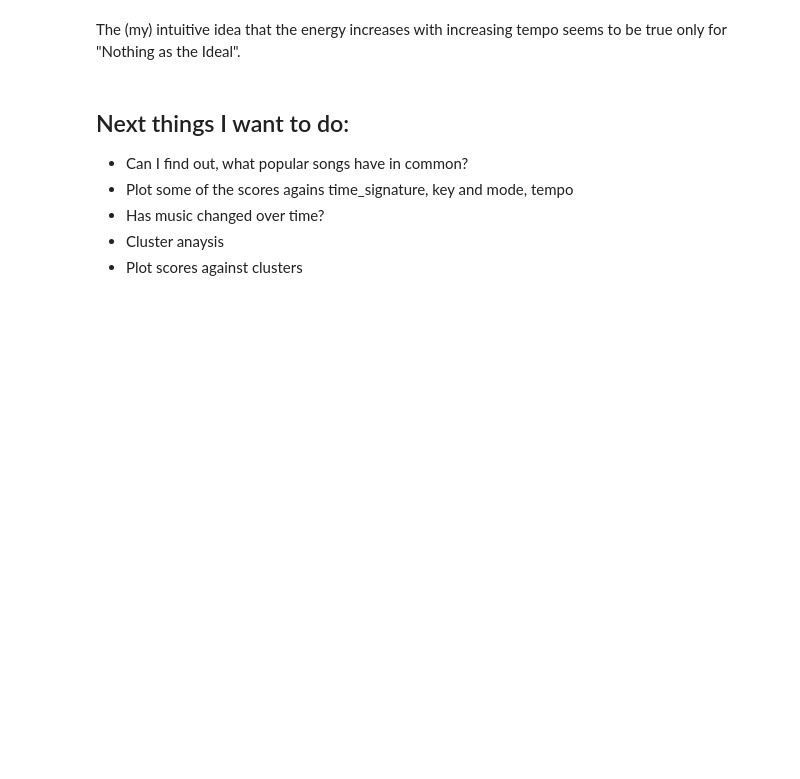
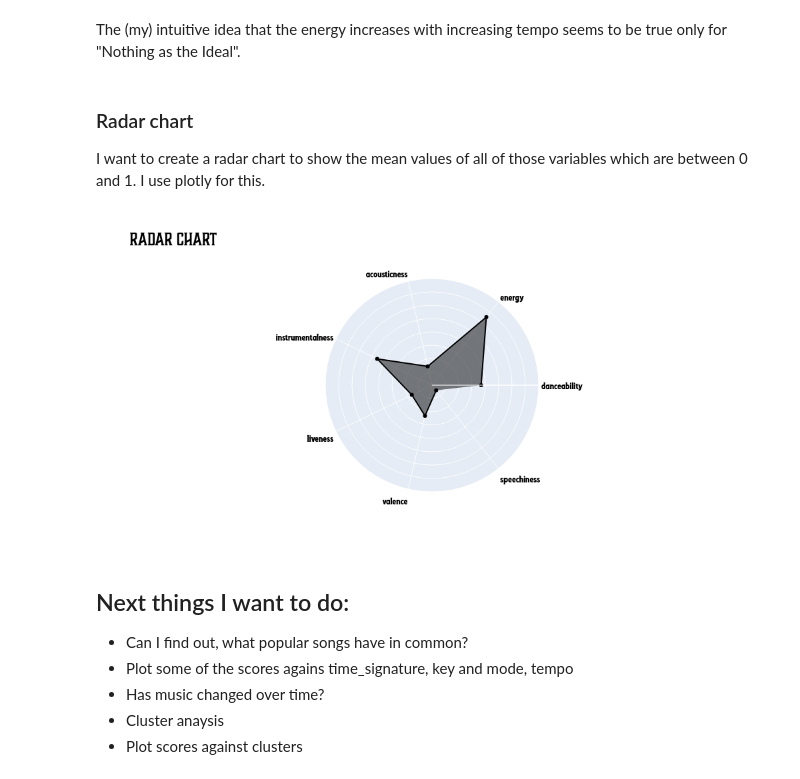
Before and after one commit to scheinmensch/Spotify, a Jupyter notebook: AllThemWitches.ipynb, the cells around one changed output. Drawn from its saved outputs; the diff is of its cells as text; code cells hidden in the pictures; blank space fills up the shorter version.

Commit message:
created radar chart, working on cluster analysis

```diff
--- a/AllThemWitches.ipynb
+++ b/AllThemWitches.ipynb
@@ -910,6 +912,42 @@ fig.show()
 [figure]
 # %% [markdown]
 The (my) intuitive idea that the energy increases with increasing tempo seems to be true only for "Nothing as the Ideal".
+# %% [markdown]
+### Radar chart
+
+I want to create a radar chart to show the mean values of all of those variables which are between 0 and 1. I use plotly for this.
+# %%
+mean_scores = atw[['danceability', 'energy', 'acousticness', 'instrumentalness', 'liveness', 'valence', 'speechiness']].mean()
+mean_df = pd.DataFrame(mean_scores).reset_index()
+mean_df.columns = ['score', 'median']
+
+fig = go.Figure(data=go.Scatterpolar(
+    r=mean_df['median'],
+    theta=mean_df['score'],
+    fill='toself',
+    hovertemplate='%{theta}<br>mean: %{r:.2f}'))
+
+fig.update_layout(
+    title="Radar Chart",
+    width=800,
+    height=500,
+    font_family="ROCKABILLY",
+    font_color="black",
+    font_size=18,
+    title_font_family="Boucherie Block",
+    legend_title_font_family="Boucherie Block",
+    polar=dict(
+        radialaxis=dict(
+            visible=True,
+            range=[0, 0.8],
+            tickvals=[0, 0.1, 0.2, 0.3, 0.4, 0.5, 0.6, 0.7],
+            showticklabels=False)))
+
+fig.update_traces(line=dict(color='black'), hoverlabel=dict(namelength=0))
+
+fig.show()
+# %% [output]
+[figure, added]
 # %% [markdown]
 ## Next things I want to do:
 
```
Also changed, not shown: parts of 17 cells of this notebook.
